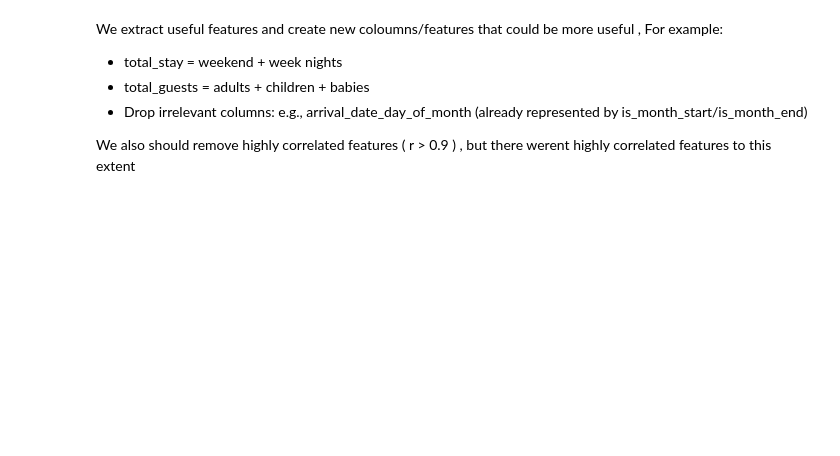
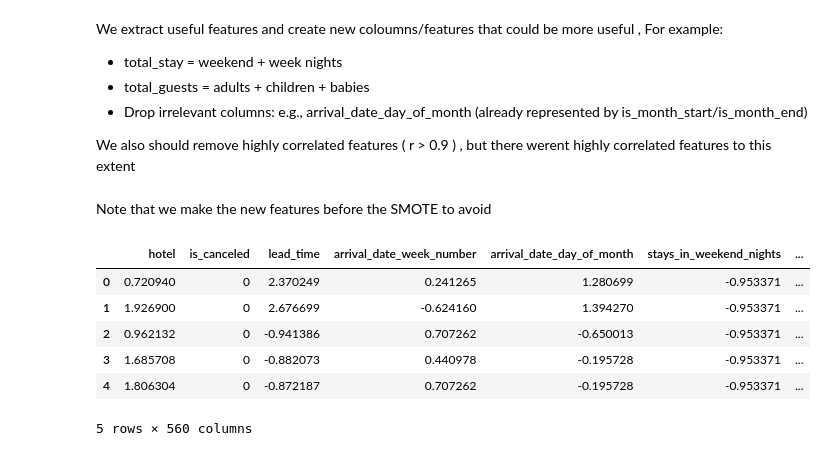
Before and after one commit to mohamedelziat50/Hotel-Bookings-AI-MIU, a Jupyter notebook: Hotel_Booking.ipynb, the cells around one changed output. Drawn from its saved outputs; the diff is of its cells as text; code cells hidden in the pictures; blank space fills up the shorter version.

```diff
--- a/Hotel_Booking.ipynb
+++ b/Hotel_Booking.ipynb
@@ -832,0 +776,12 @@ X_train_res.head()
+# %% [markdown]
+Note that we make the new features before the SMOTE to avoid
+# %%
+df.head()
+# %% [output]
+|  | hotel | is_canceled | lead_time | arrival_date_week_number | arrival_date_day_of_month | stays_in_weekend_nights | ... |
+| 0 | 0.720940 | 0 | 2.370249 | 0.241265 | 1.280699 | -0.953371 | ... |
+| 1 | 1.926900 | 0 | 2.676699 | -0.624160 | 1.394270 | -0.953371 | ... |
+| 2 | 0.962132 | 0 | -0.941386 | 0.707262 | -0.650013 | -0.953371 | ... |
+| 3 | 1.685708 | 0 | -0.882073 | 0.440978 | -0.195728 | -0.953371 | ... |
+| 4 | 1.806304 | 0 | -0.872187 | 0.707262 | -0.195728 | -0.953371 | ... |
+5 rows × 560 columns
```
Also changed, not shown: parts of 7 cells of this notebook.
